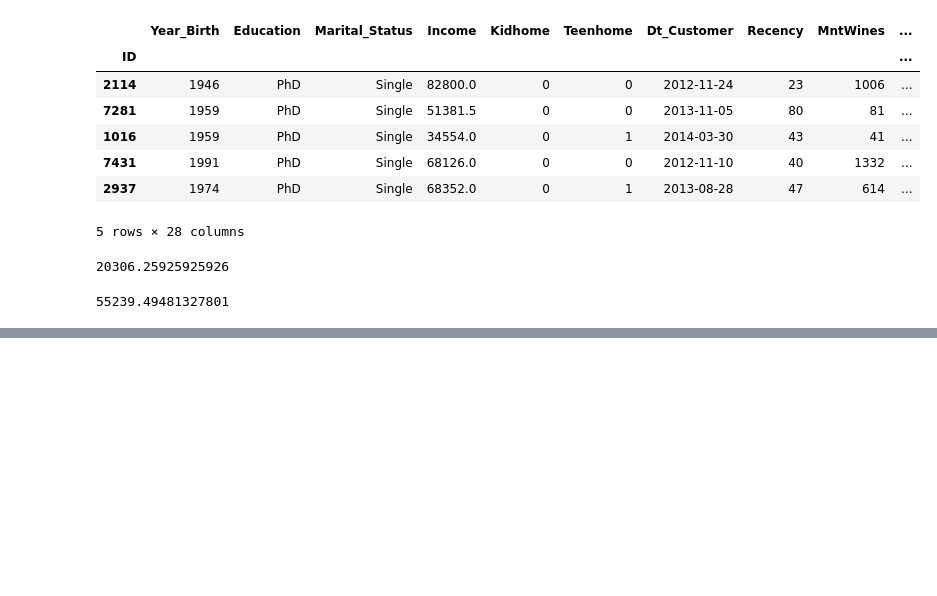
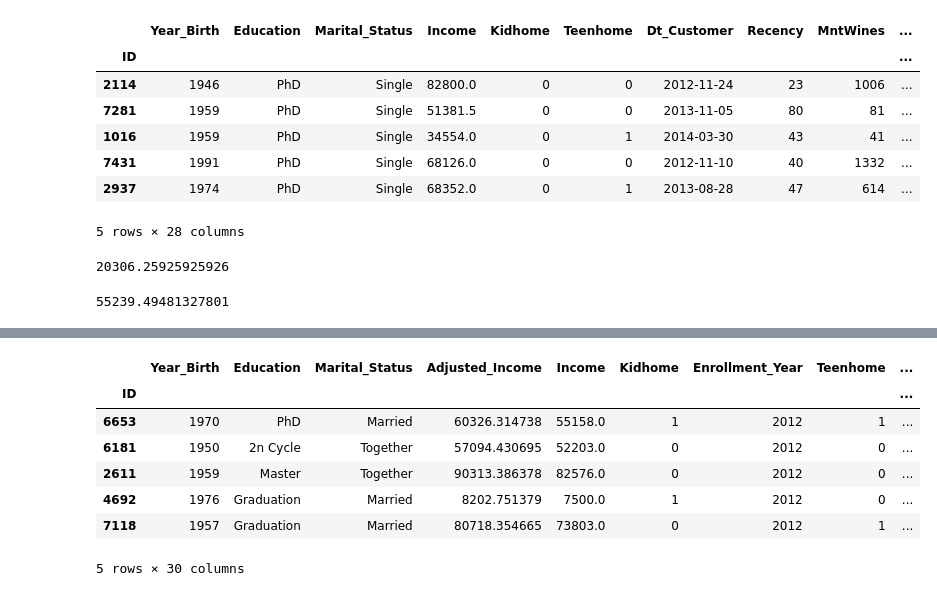
Before and after one commit to Jose-Servin/DataCamp, a Jupyter notebook: Projects/Customer_Personality_Analysis/CPA.ipynb, the cells around one changed output, grey strips where cells are left out. Saved outputs shown, nothing was run; the diff lists cells and outputs as text; code cells hidden in the pictures; blank space fills up the shorter version.

```diff
--- a/Projects/Customer_Personality_Analysis/CPA.ipynb
+++ b/Projects/Customer_Personality_Analysis/CPA.ipynb
@@ -385,0 +489,15 @@ phd_education['Income'].mean()
+# %%
+master_data.drop('Adjusted_Income_cumsum', axis=1, inplace=True)
+# %%
+master_data = master_data.sort_values('Dt_Customer')
+# %%
+master_data.head()
+# %% [output]
+|  | Year_Birth | Education | Marital_Status | Adjusted_Income | Income | Kidhome | Enrollment_Year | Teenhome | ... |
+| ID |  |  |  |  |  |  |  |  | ... |
+| 6653 | 1970 | PhD | Married | 60326.314738 | 55158.0 | 1 | 2012 | 1 | ... |
+| 6181 | 1950 | 2n Cycle | Together | 57094.430695 | 52203.0 | 0 | 2012 | 0 | ... |
+| 2611 | 1959 | Master | Together | 90313.386378 | 82576.0 | 0 | 2012 | 0 | ... |
+| 4692 | 1976 | Graduation | Married | 8202.751379 | 7500.0 | 1 | 2012 | 0 | ... |
+| 7118 | 1957 | Graduation | Married | 80718.354665 | 73803.0 | 0 | 2012 | 1 | ... |
+5 rows × 30 columns
```
Also changed, not shown: parts of 22 cells of this notebook.
